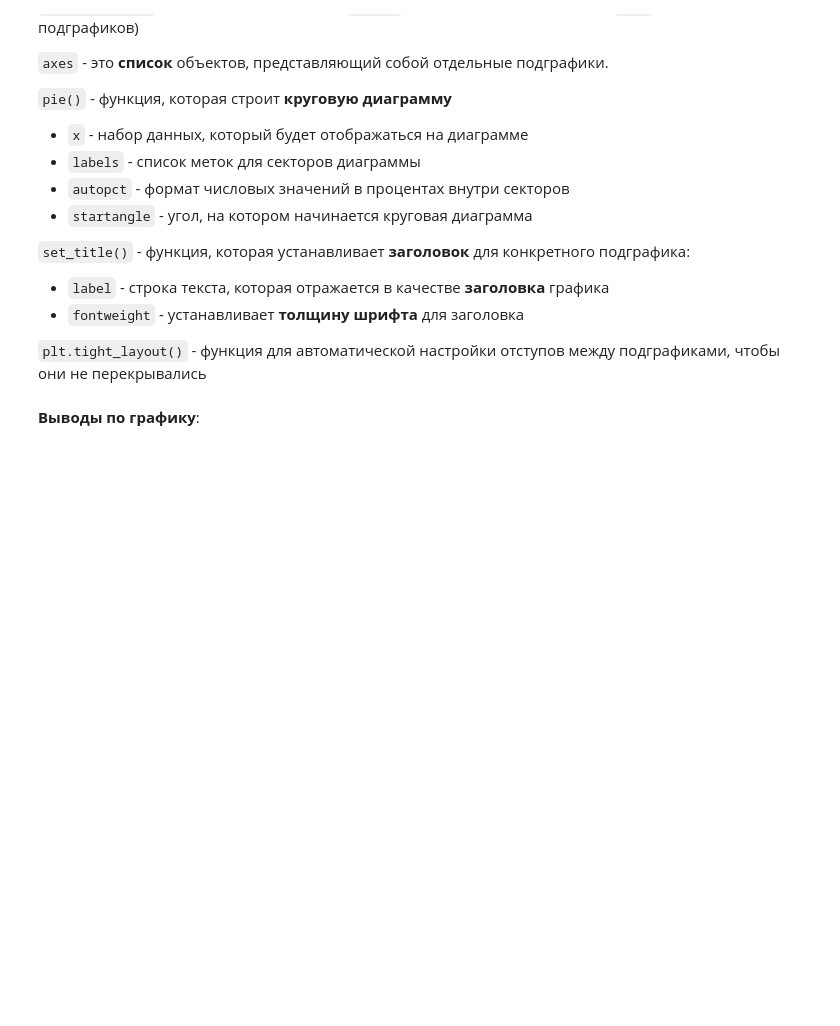
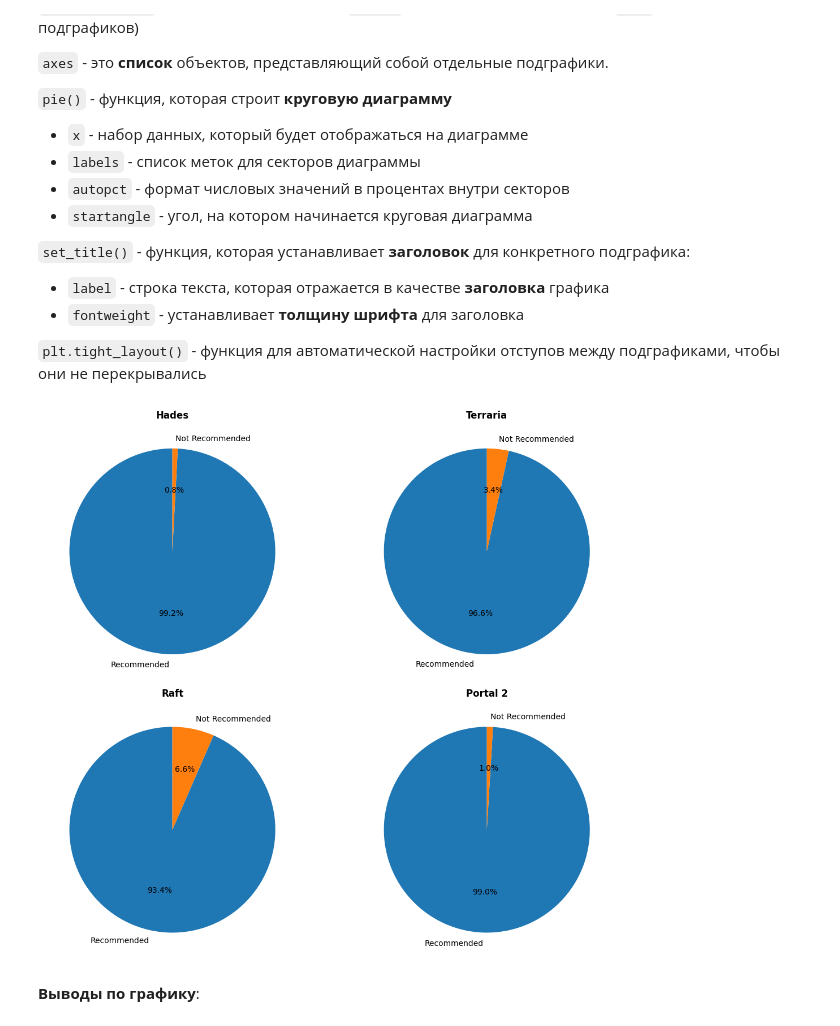
Before and after one commit to winter1x/top-python, a Jupyter notebook: анализ/matplotlib.ipynb, the cells around one changed output. Drawn from its saved outputs; the diff is of its cells as text; code cells hidden in the pictures; blank space fills up the shorter version.

```diff
--- a/анализ/matplotlib.ipynb
+++ b/анализ/matplotlib.ipynb
@@ -362,3 +375,6 @@ dtype: float64
 Постройте столбчатую диаграмму, которая отображает **количество отзывов** по играм Hades, Terraria, Raft и Portal 2 за **2022** год.
 # %% [markdown]
 Сохраним данные только по указанным играм с помощью метода `________`
+# %%
+df_games = data[data['game_name'].isin(['Hades', 'Terraria', 'Raft', 'Portal 2'])]
+df_games
@@ -428,18 +522,26 @@ dtype: float64
 `plt.tight_layout()` - функция для автоматической настройки отступов между подграфиками, чтобы они не перекрывались
 # %%
 # создаем фигуру  и список с подграфиками
-
+_, axes = plt.subplots(nrows=2, ncols=2, figsize=(12, 10))
 # создаем круговую диаграмму для каждой игры
-
+for i, game in enumerate(['Hades', 'Terraria', 'Raft', 'Portal 2']):
+  game_data = df_games[df_games['game_name'] == game]
     # получаем строки для конкретной игры
 
+  recommedation_count = game_data['recommendation'].value_counts()
     # подсчитываем количество строк с отзывами игры
 
+  axes[i // 2, i % 2].pie(x=recommedation_count, labels=recommedation_count.index, autopct='%1.1f%%', startangle=90)
     # строим круговую диаграмму для конкретной игры
 
+  axes[i // 2, i % 2].set_title(label=f'{game}', fontweight='bold')
     # отображаем название диаграммы
 
 
 # оптимизация отображения и демонстрация графика
+plt.tight_layout()
+plt.show()
+# %% [output]
+[figure, added]
 # %% [markdown]
 **Выводы по графику**:
```
Also changed, not shown: parts of 8 cells of this notebook.
